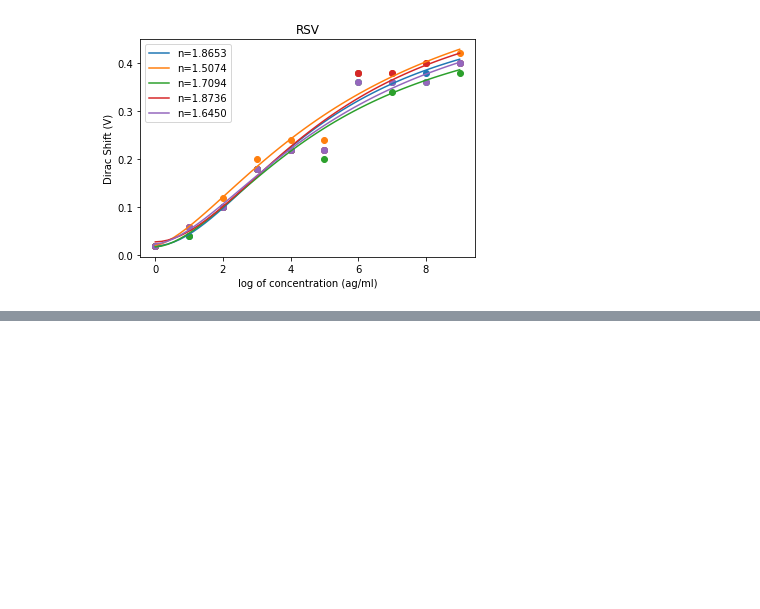
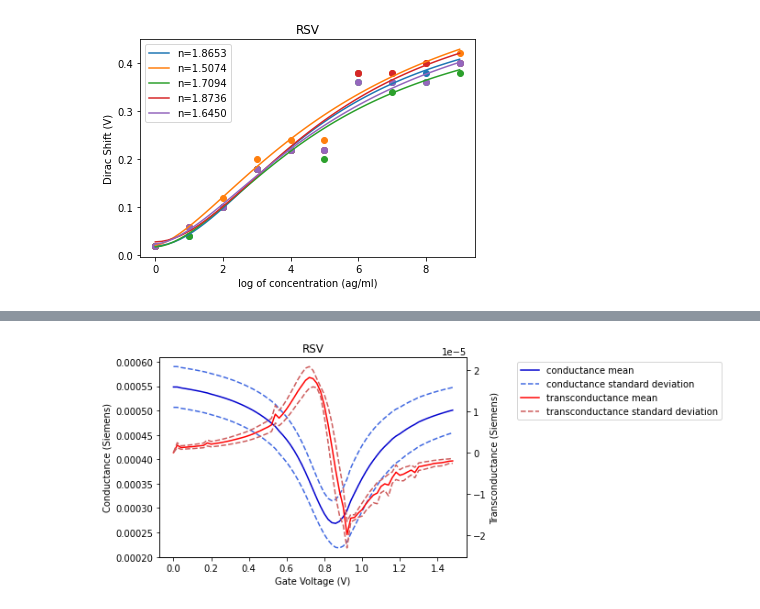
Before and after one commit to jlupoiii/GFET-covid-flu, a Jupyter notebook: main.ipynb, the cells around one changed output, grey strips where cells are left out. Cells and saved outputs as stored; diff of their text form; code cells hidden in the pictures; blank space fills up the shorter version.

```diff
--- a/main.ipynb
+++ b/main.ipynb
@@ -648,0 +681,53 @@ plt.close()
+# %%
+# plotting IV (GV) curve for aptamer data, the average, a single line with std devs
+fig, ax1 = plt.subplots()
+x = [0.02*f for f in range(len(dataset.apt_conductances[0]))]
+
+y_cond = []
+std_dev_cond = []
+for v_idx in range(len(dataset.apt_conductances[0])):
+    y_cond.append(np.mean([dataset.apt_conductances[dev_num][v_idx] for dev_num in range(dataset.num_devices)]))
+    std_dev_cond.append(np.std([dataset.apt_conductances[dev_num][v_idx] for dev_num in range(dataset.num_devices)]))
+
+y_transcond = []
+std_dev_transcond = []
+for v_idx in range(len(dataset.apt_conductance_derivatives[0])):
+    y_transcond.append(np.mean([dataset.apt_conductance_derivatives[dev_num][v_idx] for dev_num in range(dataset.num_devices)]))
+    std_dev_transcond.append(np.std([dataset.apt_conductance_derivatives[dev_num][v_idx] for dev_num in range(dataset.num_devices)]))
+
+
+ax1.plot(x[:len(y_transcond)], y_cond[:len(y_transcond)], label='conductance mean', color='mediumblue')
+ax1.plot(x[:len(y_transcond)], [y_cond[i]+std_dev_cond[i] for i in range(len(y_cond))][:len(y_transcond)], color='royalblue', linestyle='--')
+ax1.plot(x[:len(y_transcond)], [y_cond[i]-std_dev_cond[i] for i in range(len(y_cond))][:len(y_transcond)], color='royalblue', linestyle='--', label='conductance standard deviation')
+ax1.set_xlabel("Gate Voltage (V)")
+ax1.set_ylabel("Conductance (Siemens)")
+# ax1.legend(loc='upper left', bbox_to_anchor=(1, 1))
+
+
+ax2 = ax1.twinx()
+
+ax2.plot(x[:len(y_transcond)], y_transcond, label='transconductance mean', color='red')
+ax2.plot(x[:len(y_transcond)], [y_transcond[i]+std_dev_transcond[i] for i in range(len(y_transcond))], color='indianred', linestyle='--')
+ax2.plot(x[:len(y_transcond)], [y_transcond[i]-std_dev_transcond[i] for i in range(len(y_transcond))], color='indianred', linestyle='--', label='transconductance standard deviation')
+ax2.set_xlabel("Gate Voltage (V)")
+ax2.set_ylabel("Transconductance (Siemens)")
+# ax2.legend(loc='middle left', bbox_to_anchor=(1, 1))
+
+# ax1.legend(loc='upper left')
+# ax2.legend(loc='upper right')
+# Combine handles and labels
+handles1, labels1 = ax1.get_legend_handles_labels()
+handles2, labels2 = ax2.get_legend_handles_labels()
+
+# Create a single legend with combined handles and labels
+handles = handles1 + handles2
+labels = labels1 + labels2
+
+# Add a single legend to the plot
+plt.legend(handles, labels, loc='upper left', bbox_to_anchor=(1.15, 1))
+
+plt.title('RSV')
+plt.show()
+plt.close()
+# %% [output]
+[figure, added]
```
Also changed, not shown: parts of 6 cells of this notebook.
